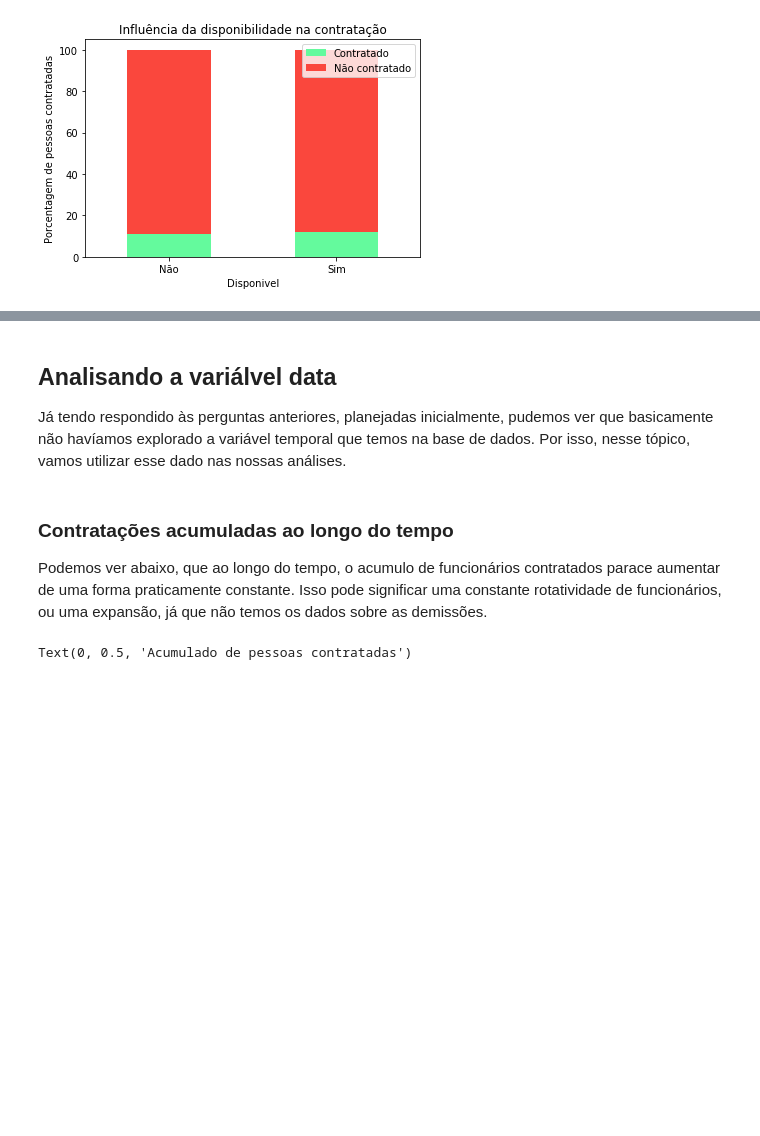
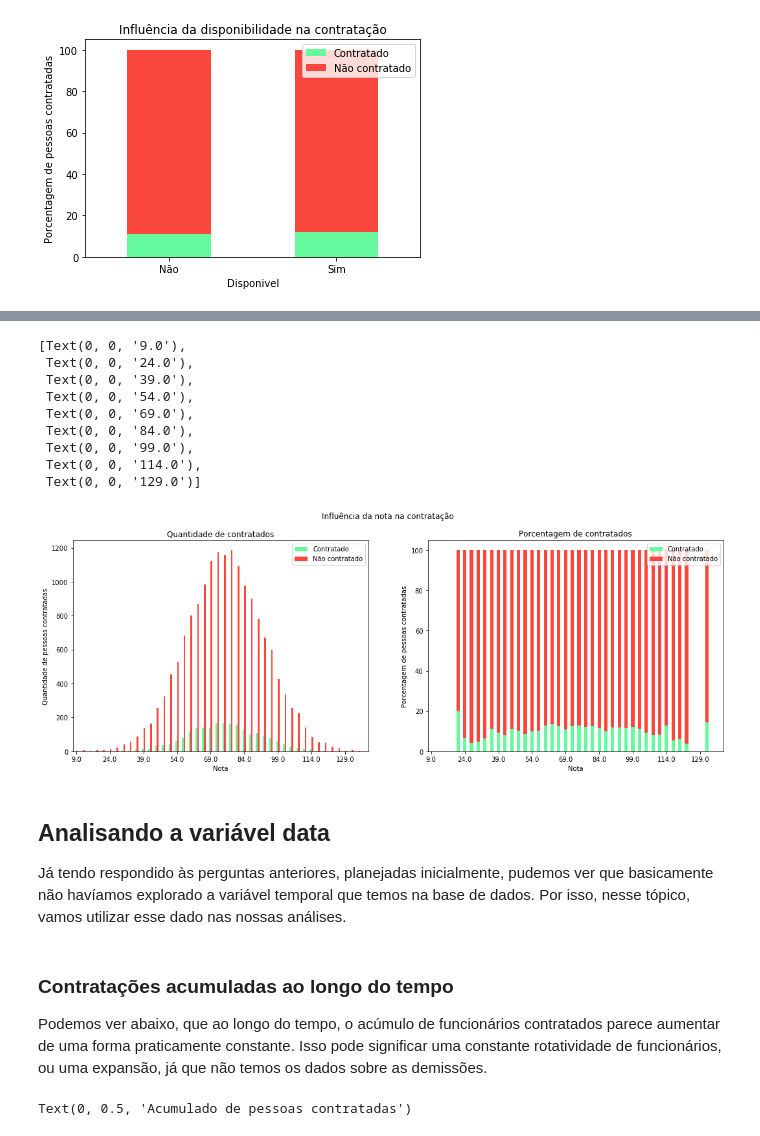
Before and after one commit to BrunoFornaro/icd_a2_2021, a Jupyter notebook: a2_icd_2021.ipynb, the cells around one changed output, grey strips where cells are left out. Cells and saved outputs as stored; diff of their text form; code cells hidden in the pictures; blank space fills up the shorter version.

```diff
--- a/a2_icd_2021.ipynb
+++ b/a2_icd_2021.ipynb
@@ -492,9 +507,73 @@ plt.legend(['Contratado', 'Não contratado'])
+# %%
+# Copiando o dataframe para não alterar o original
+df_nota = df[:]
+
+# Selecionando as colunas desejadas
+df_nota = df_nota[['contratado' , 'nota']]
+
+# Tranformando a nota em faixas
+df_nota['nota'] = round(df_nota['nota']/3)*3
+
+# Separando o dataframe em dois
+contratado_nota = df_nota[df_nota['contratado'] == "Sim"]
+nao_contratado_nota = df_nota[df_nota['contratado'] == "Não"]
+
+# Contando as ocorrências
+contratado_nota = contratado_nota.groupby('nota').count()
+nao_contratado_nota = nao_contratado_nota.groupby('nota').count()
+
+# Renomeando a coluna do dataframe de não contratados (tranformado em um série)
+nao_contratado_nota = pd.Series(nao_contratado_nota['contratado'], name = ("nao_contratado"))
+
+# Concatenando para retornar ao dataframe desejado
+contratado_nota = pd.concat([contratado_nota, nao_contratado_nota], axis=1)
+
+# Tranformando dados para obter o gráfico de barras empilhadas com as proporções
+dados_empilhados = contratado_experiencia.apply(lambda x: x*100/sum(x), axis=1)
+
+# Plotando os gráficos
+fig, axes = plt.subplots(nrows=1, ncols=2, figsize = (18,6))
+contratado_nota.plot(kind='bar', color = cores_contratacao,ax=axes[0], rot=0)
+axes[0].set_title("Quantidade de contratados")
+axes[0].set_xlabel("Nota")
+axes[0].set_ylabel("Quantidade de pessoas contratadas")
+axes[0].legend(['Contratado', 'Não contratado'])
+dados_empilhados.plot(kind="bar", stacked=True, color = cores_contratacao,ax=axes[1], rot=0)
+axes[1].set_title("Porcentagem de contratados")
+axes[1].set_xlabel("Nota")
+axes[1].set_ylabel("Porcentagem de pessoas contratadas")
+axes[1].legend(['Contratado', 'Não contratado'])
+fig.suptitle("Influência da nota na contratação")
+
+# Corrigindo as labels do gráfico a direita
+n = 5
+ticks = axes[1].xaxis.get_ticklocs()
+ticklabels = [l.get_text() for l in axes[1].xaxis.get_ticklabels()]
+axes[1].xaxis.set_ticks(ticks[::n])
+axes[1].xaxis.set_ticklabels(ticklabels[::n])
+
+# Corrigindo as labels do gráfico a esqueda
+ticks = axes[0].xaxis.get_ticklocs()
+ticklabels = [l.get_text() for l in axes[0].xaxis.get_ticklabels()]
+axes[0].xaxis.set_ticks(ticks[::n])
+axes[0].xaxis.set_ticklabels(ticklabels[::n])
+# %% [output]
+[Text(0, 0, '9.0'),
+ Text(0, 0, '24.0'),
+ Text(0, 0, '39.0'),
+ Text(0, 0, '54.0'),
+ Text(0, 0, '69.0'),
+ Text(0, 0, '84.0'),
+ Text(0, 0, '99.0'),
+ Text(0, 0, '114.0'),
+ Text(0, 0, '129.0')]
+[figure, added]
 # %% [markdown]
-## Analisando a variálvel data
+## Analisando a variável data
 Já tendo respondido às perguntas anteriores, planejadas inicialmente, pudemos ver que basicamente não havíamos explorado a variável temporal que temos na base de dados. Por isso, nesse tópico, vamos utilizar esse dado nas nossas análises.
 # %% [markdown]
 ### Contratações acumuladas ao longo do tempo
-Podemos ver abaixo, que ao longo do tempo, o acumulo de funcionários contratados parace aumentar de uma forma praticamente constante. Isso pode significar uma constante rotatividade de funcionários, ou uma expansão, já que não temos os dados sobre as demissões.
+Podemos ver abaixo, que ao longo do tempo, o acúmulo de funcionários contratados parece aumentar de uma forma praticamente constante. Isso pode significar uma constante rotatividade de funcionários, ou uma expansão, já que não temos os dados sobre as demissões.
 # %%
 # Copiando o dataframe para não alterar o original
 df_tempo = df[:]
```
Also changed, not shown: parts of 10 cells of this notebook, 1 other file.
